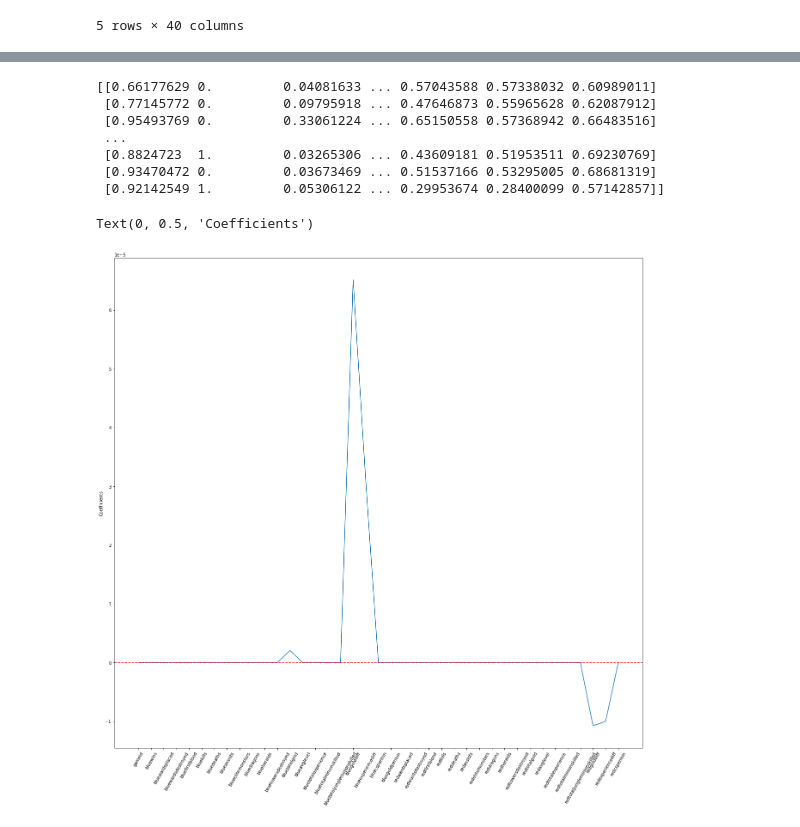
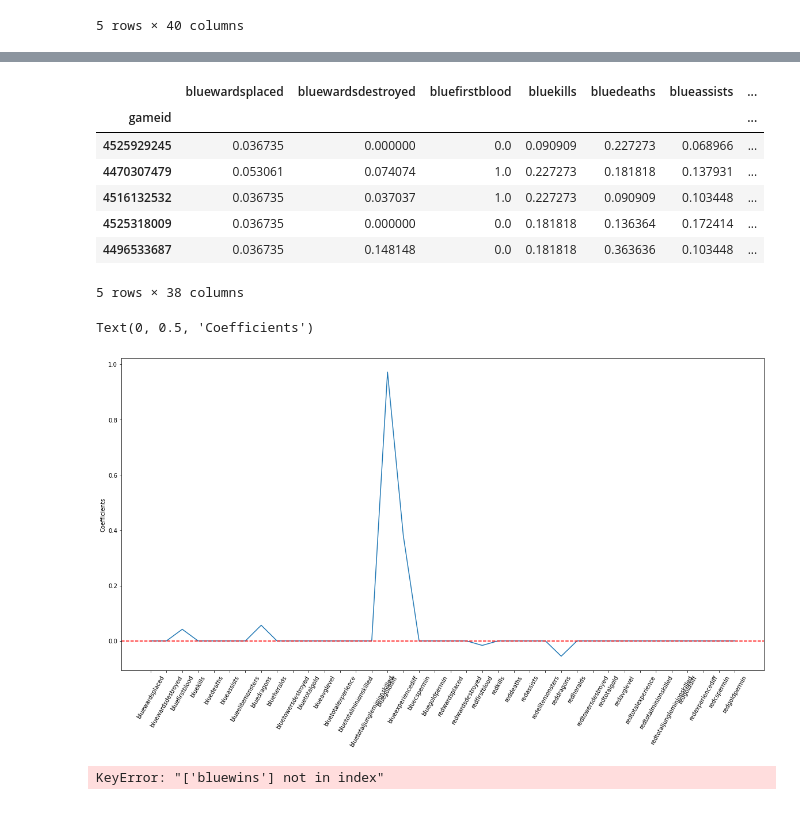
Before and after one commit to shreh2/LOL, a Jupyter notebook: LeagueOfLegends.ipynb, the cells around one changed output, grey strips where cells are left out. Drawn from its saved outputs; the diff is of its cells as text; code cells hidden in the pictures.

Commit message:
scaling and lasso updated

```diff
--- a/LeagueOfLegends.ipynb
+++ b/LeagueOfLegends.ipynb
@@ -37,3 +37,9 @@ hdr1.head()
 | 3 | 4524384067 | 0 | 43 | 1 | 0 | 4 | 5 | ... |
 | 4 | 4436033771 | 0 | 75 | 4 | 0 | 6 | 6 | ... |
 5 rows × 40 columns
+# %%
+hdr10.set_index('gameid',inplace=True)
+# %%
+features = hdr10.columns
+features = features[1:]
+hdr10_scaled = hdr10[features]
@@ -39,0 +57,6 @@ hdr1.head()
+# %%
+# Create the scaler with object range of 0-1
+scaler = MinMaxScaler()
+
+# Fit and transform using the training data
+hdr10_scaled[hdr10_scaled.columns] = scaler.fit_transform(hdr10_scaled[hdr10_scaled.columns])
@@ -40,6 +85,6 @@ hdr1.head()
 # %%
-X_train_temp, X_test, y_train_temp, y_test = train_test_split(hdr1.iloc[:,:-1],
-                                                              hdr1['bluewins'],
+X_train_temp, X_test, y_train_temp, y_test = train_test_split(hdr10_scaled,
+                                                              hdr10["bluewins"],
                                                               test_size=0.2,
                                                               random_state=20)
 
@@ -73,29 +115,30 @@ array([[0.97347348, 0.        , 0.05306122, ..., 0.49162982, 0.49332344,
-# %%
-print(scaler.fit_transform(X_train))
-# %% [output]
-[[0.66177629 0.         0.04081633 ... 0.57043588 0.57338032 0.60989011]
- [0.77145772 0.         0.09795918 ... 0.47646873 0.55965628 0.62087912]
- [0.95493769 0.         0.33061224 ... 0.65150558 0.57368942 0.66483516]
- ...
- [0.8824723  1.         0.03265306 ... 0.43609181 0.51953511 0.69230769]
- [0.93470472 0.         0.03673469 ... 0.51537166 0.53295005 0.68681319]
- [0.92142549 1.         0.05306122 ... 0.29953674 0.28400099 0.57142857]]
+# %%
+X_valid.head()
+# %% [output]
+|  | bluewardsplaced | bluewardsdestroyed | bluefirstblood | bluekills | bluedeaths | blueassists | ... |
+| gameid |  |  |  |  |  |  | ... |
+| 4525929245 | 0.036735 | 0.000000 | 0.0 | 0.090909 | 0.227273 | 0.068966 | ... |
+| 4470307479 | 0.053061 | 0.074074 | 1.0 | 0.227273 | 0.181818 | 0.137931 | ... |
+| 4516132532 | 0.036735 | 0.037037 | 1.0 | 0.227273 | 0.090909 | 0.103448 | ... |
+| 4525318009 | 0.036735 | 0.000000 | 0.0 | 0.181818 | 0.136364 | 0.172414 | ... |
+| 4496533687 | 0.036735 | 0.148148 | 0.0 | 0.181818 | 0.363636 | 0.103448 | ... |
+5 rows × 38 columns
 # %%
 # Create the model
-lasso = Lasso(alpha=1)
+lasso = Lasso(alpha=0.01)
 
 # Fit the model to the training data
 lasso.fit(X_train, y_train)
 
 # Extract the coefficients
 lasso_coef = lasso.coef_
 
 # Plot the coefficients
-plt.figure(figsize=(22, 21))
+plt.figure(figsize=(20, 10))
 plt.plot(range(len(X_train.columns)), lasso_coef)
 plt.xticks(range(len(X_train.columns)), X_train.columns, rotation=60)
 plt.axhline(0.0, linestyle='--', color='r')
 plt.ylabel('Coefficients')
 # %% [output]
 Text(0, 0.5, 'Coefficients')
-[figure, old version]
+[figure, new version]
@@ -108 +145,8 @@ hdr2 = hdr1[{"bluewins","bluefirstblood","bluekills","redkills","bluewardsplaced
+# %%
+X_train_temp = X_train_temp[["bluewins","bluetotalgold","bluegolddiff","redgolddiff","redexperiencediff"]]
+X_train = X_train[["bluewins","bluetotalgold","bluegolddiff","redgolddiff","redexperiencediff"]]
+X_valid = X_valid[["bluewins","bluetotalgold","bluegolddiff","redgolddiff","redexperiencediff"]]
+X_test = X_test[["bluewins","bluetotalgold","bluegolddiff","redgolddiff","redexperiencediff"]]
+# %% [output]
+KeyError: "['bluewins'] not in index"
 # %%
```
Also changed, not shown: parts of 12 cells of this notebook.
